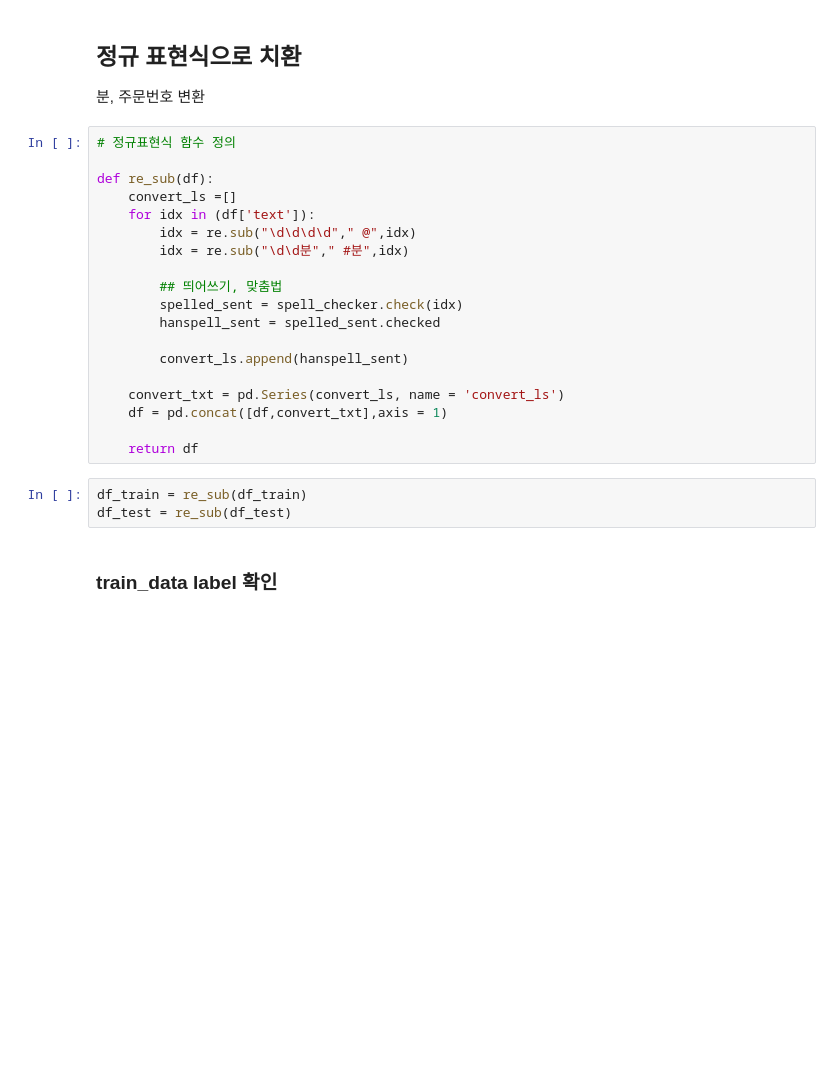
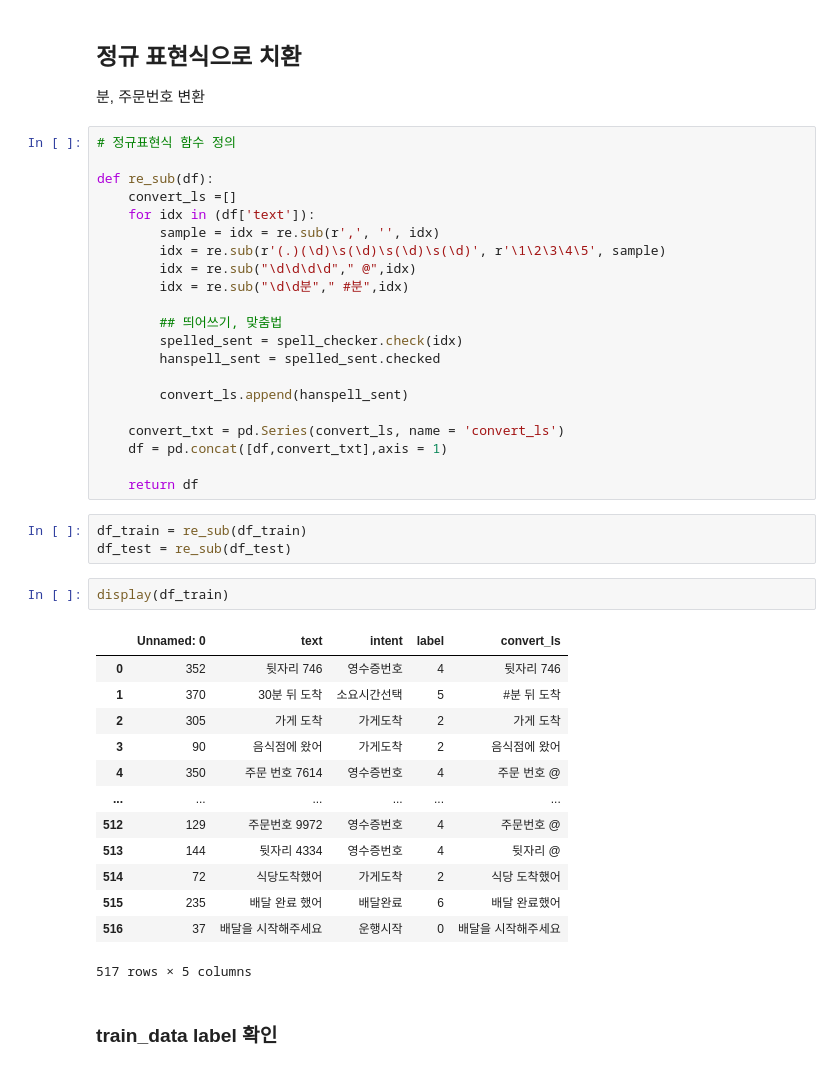
Before and after one commit to hellaclass/AI, a Jupyter notebook: Chatbot/hel_ri_celus_model_training+test.ipynb, the cells around one changed output. Drawn from its saved outputs; the diff is of its cells as text; blank space fills up the shorter version.

```diff
--- a/Chatbot/hel_ri_celus_model_training+test.ipynb
+++ b/Chatbot/hel_ri_celus_model_training+test.ipynb
@@ -64,6 +69,8 @@ df_test = pd.read_csv(test_data_path)
 def re_sub(df):
     convert_ls =[]
     for idx in (df['text']):
+        sample = idx = re.sub(r',', '', idx)
+        idx = re.sub(r'(.)(\d)\s(\d)\s(\d)\s(\d)', r'\1\2\3\4\5', sample)
         idx = re.sub("\d\d\d\d"," @",idx)
         idx = re.sub("\d\d분"," #분",idx)
 
@@ -80,6 +87,22 @@ def re_sub(df):
 # %%
 df_train = re_sub(df_train)
 df_test = re_sub(df_test)
+# %%
+display(df_train)
+# %% [output]
+|  | Unnamed: 0 | text | intent | label | convert_ls |
+| 0 | 352 | 뒷자리 746 | 영수증번호 | 4 | 뒷자리 746 |
+| 1 | 370 | 30분 뒤 도착 | 소요시간선택 | 5 | #분 뒤 도착 |
+| 2 | 305 | 가게 도착 | 가게도착 | 2 | 가게 도착 |
+| 3 | 90 | 음식점에 왔어 | 가게도착 | 2 | 음식점에 왔어 |
+| 4 | 350 | 주문 번호 7614 | 영수증번호 | 4 | 주문 번호 @ |
+| ... | ... | ... | ... | ... | ... |
+| 512 | 129 | 주문번호 9972 | 영수증번호 | 4 | 주문번호 @ |
+| 513 | 144 | 뒷자리 4334 | 영수증번호 | 4 | 뒷자리 @ |
+| 514 | 72 | 식당도착했어 | 가게도착 | 2 | 식당 도착했어 |
+| 515 | 235 | 배달 완료 했어 | 배달완료 | 6 | 배달 완료했어 |
+| 516 | 37 | 배달을 시작해주세요 | 운행시작 | 0 | 배달을 시작해주세요 |
+517 rows × 5 columns
 # %% [markdown]
 ### train_data label 확인
 # %%
```
Also changed, not shown: parts of 14 cells of this notebook, 4 other files.
